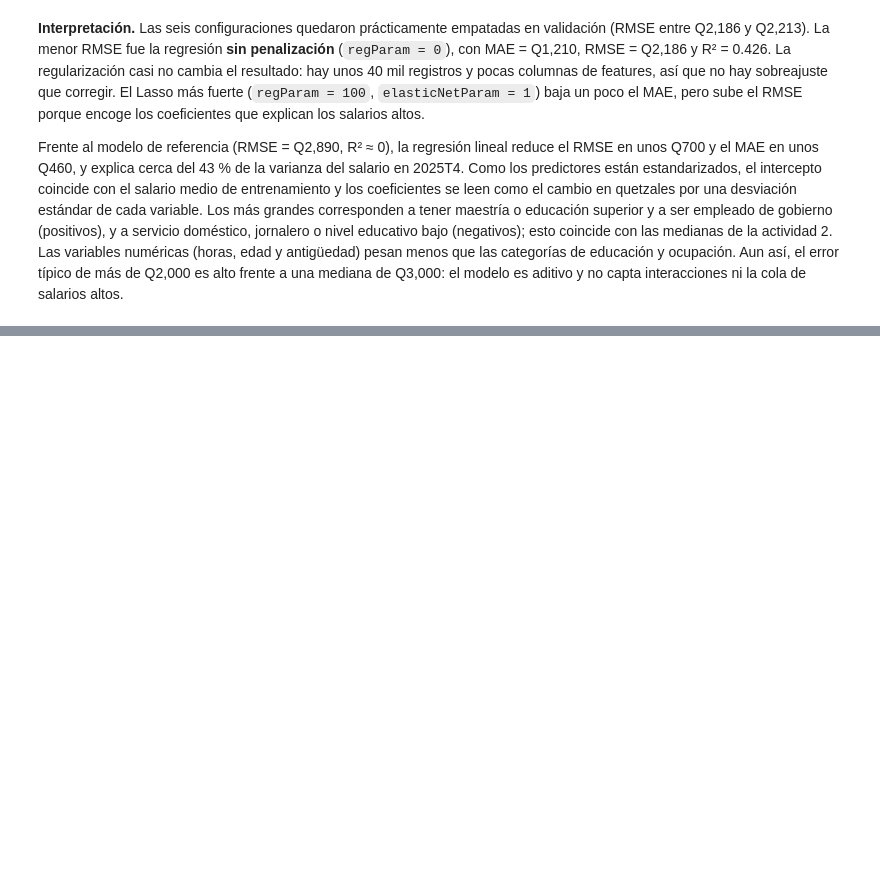
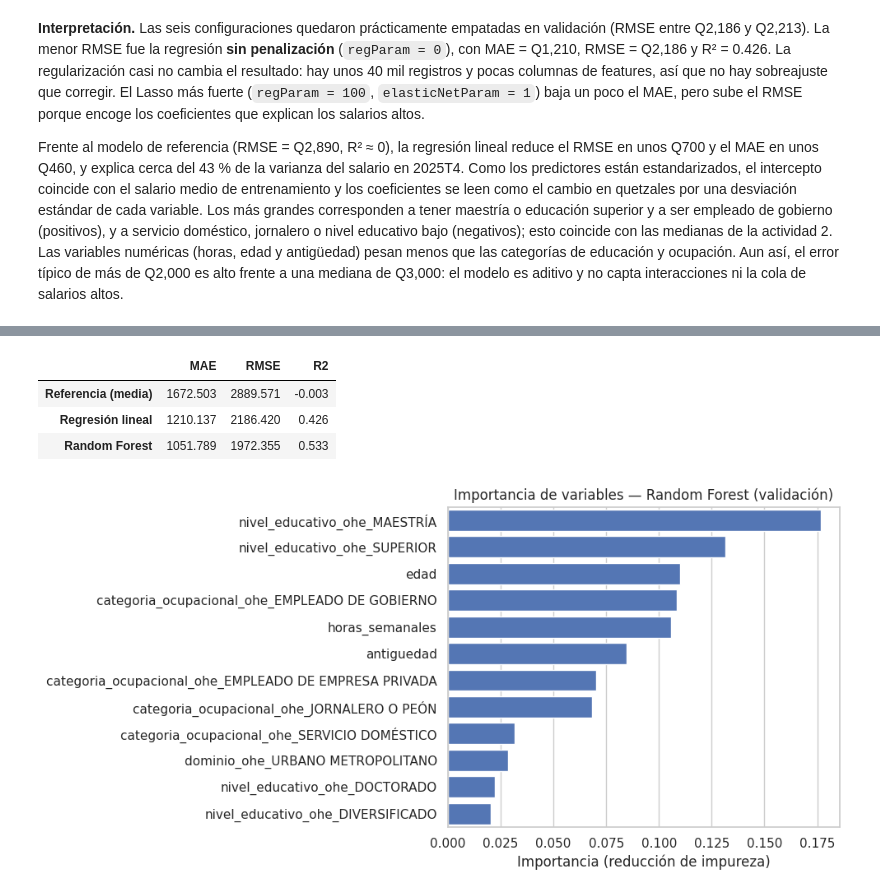
Before and after one commit to FelipeAP04/Lab7-DataScience, a Jupyter notebook: lab7_analisis_segmentacion.ipynb, the cells around one changed output, grey strips where cells are left out. Cells and saved outputs as stored; diff of their text form; code cells hidden in the pictures; blank space fills up the shorter version.

Commit message:
Pipeline de Random Forest y comparación en validación

```diff
--- a/lab7_analisis_segmentacion.ipynb
+++ b/lab7_analisis_segmentacion.ipynb
@@ -704,0 +709,25 @@ Frente al modelo de referencia (RMSE = Q2,890, R² ≈ 0), la regresión lineal
+# %%
+def rf_pipeline(num_trees, max_depth):
+    rf = RandomForestRegressor(featuresCol="features_raw", labelCol=TARGET, numTrees=num_trees,
+                               maxDepth=max_depth, minInstancesPerNode=5, seed=42)
+    return Pipeline(stages=feature_stages() + [rf])
+
+
+RF_GRID = [
+    {"numTrees": 50, "maxDepth": 5},
+    {"numTrees": 100, "maxDepth": 5},
+    {"numTrees": 50, "maxDepth": 10},
+    {"numTrees": 100, "maxDepth": 10},
+    {"numTrees": 100, "maxDepth": 15},
+    {"numTrees": 100, "maxDepth": 20},
+]
+
+rf_results = []
+for params in RF_GRID:
+    model = rf_pipeline(params["numTrees"], params["maxDepth"]).fit(train_df)
+    rf_results.append({**params, **regression_metrics(model.transform(valid_df))})
+
+rf_results = pd.DataFrame(rf_results).sort_values("RMSE").reset_index(drop=True)
+display(rf_results.round(3))
+best_rf_params = {k: int(v) for k, v in rf_results.iloc[0][["numTrees", "maxDepth"]].to_dict().items()}
+print("Mejor configuración de Random Forest:", best_rf_params)
@@ -704,0 +743,23 @@ Frente al modelo de referencia (RMSE = Q2,890, R² ≈ 0), la regresión lineal
+# %%
+best_rf_valid_model = rf_pipeline(best_rf_params["numTrees"], best_rf_params["maxDepth"]).fit(train_df)
+rf_valid_metrics = regression_metrics(best_rf_valid_model.transform(valid_df))
+best_rf_valid_model.write().overwrite().save(str(MODELS_DIR / "rf_best_validation"))
+
+valid_comparison = pd.DataFrame([baseline_valid_metrics, lr_valid_metrics, rf_valid_metrics],
+                                index=["Referencia (media)", "Regresión lineal", "Random Forest"])
+display(valid_comparison.round(3))
+
+importances = (pd.DataFrame({"variable": feature_names(best_rf_valid_model),
+                             "importancia": best_rf_valid_model.stages[-1].featureImportances.toArray()})
+               .sort_values("importancia", ascending=False))
+plt.figure(figsize=(10, 5))
+sns.barplot(data=importances.head(12), y="variable", x="importancia", color="#4472C4")
+plt.title("Importancia de variables — Random Forest (validación)")
+plt.xlabel("Importancia (reducción de impureza)"); plt.ylabel("")
+plt.tight_layout(); plt.savefig(OUTPUTS_DIR / "rf_importancias.png", dpi=150); plt.show()
+# %% [output]
+|  | MAE | RMSE | R2 |
+| Referencia (media) | 1672.503 | 2889.571 | -0.003 |
+| Regresión lineal | 1210.137 | 2186.420 | 0.426 |
+| Random Forest | 1051.789 | 1972.355 | 0.533 |
+[figure, added]
```
Also changed, not shown: parts of 3 cells of this notebook, 1 other file.
